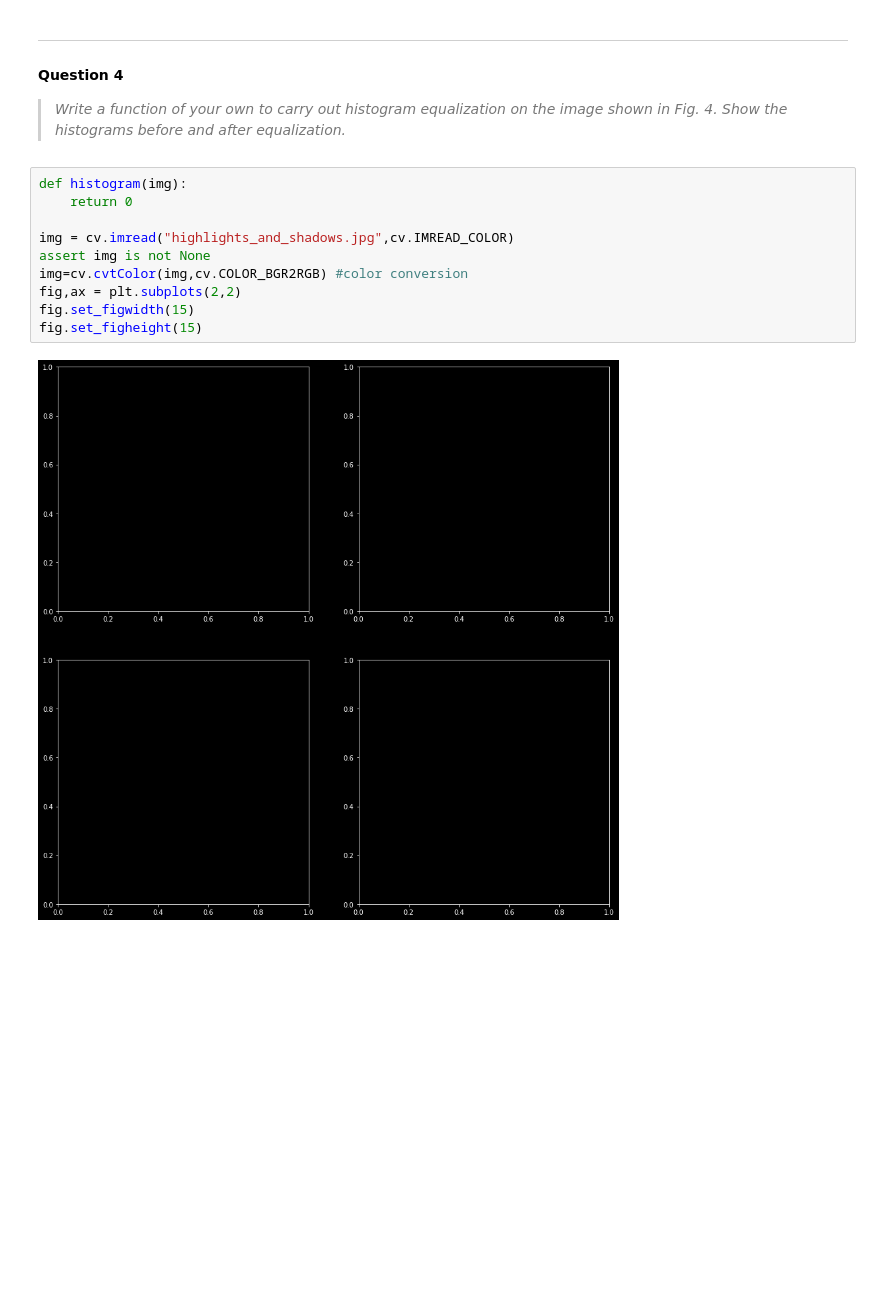
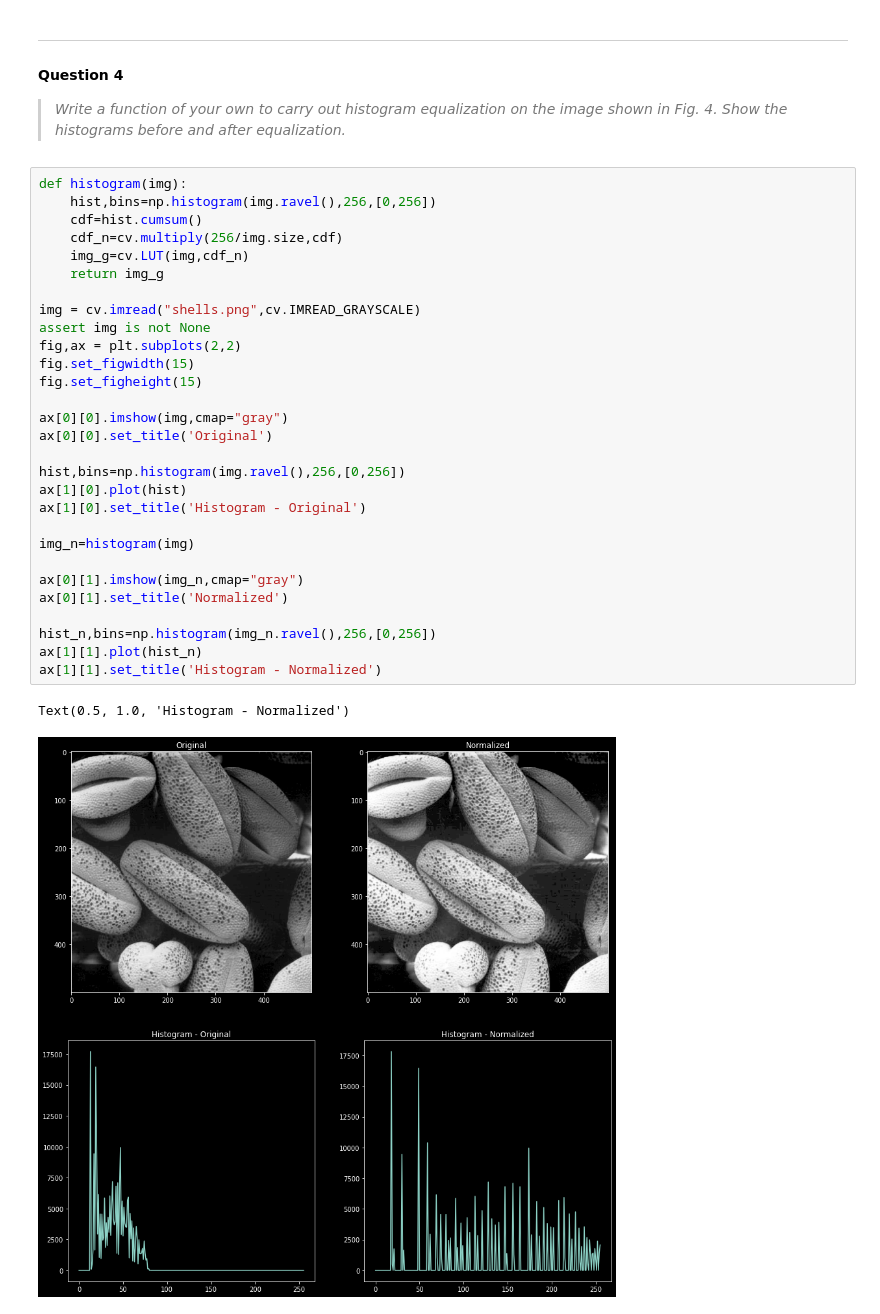
Before and after one commit to KavinduWeerasinghe/Image-Processing_Assignment-1, a Jupyter notebook: Assignment.ipynb, the cells around one changed output. Saved outputs shown, nothing was run; the diff lists cells and outputs as text; blank space fills up the shorter version.

```diff
--- a/Assignment.ipynb
+++ b/Assignment.ipynb
@@ -130,15 +131,35 @@ Text(0.5, 1.0, 'Histogram of the corrected image')
 #### Question 4
 
 > *Write a function of your own to carry out histogram equalization on the image shown in Fig. 4. Show the histograms before and after equalization.*
-# %%
-def histogram(img):
-    return 0
-
-img = cv.imread("highlights_and_shadows.jpg",cv.IMREAD_COLOR)
-assert img is not None
-img=cv.cvtColor(img,cv.COLOR_BGR2RGB) #color conversion
-fig,ax = plt.subplots(2,2)
-fig.set_figwidth(15)
-fig.set_figheight(15)
-# %% [output]
-[figure, removed]
+# %%
+def histogram(img):
+    hist,bins=np.histogram(img.ravel(),256,[0,256])
+    cdf=hist.cumsum()
+    cdf_n=cv.multiply(256/img.size,cdf)
+    img_g=cv.LUT(img,cdf_n)
+    return img_g
+
+img = cv.imread("shells.png",cv.IMREAD_GRAYSCALE)
+assert img is not None
+fig,ax = plt.subplots(2,2)
+fig.set_figwidth(15)
+fig.set_figheight(15)
+
+ax[0][0].imshow(img,cmap="gray")
+ax[0][0].set_title('Original')
+
+hist,bins=np.histogram(img.ravel(),256,[0,256])
+ax[1][0].plot(hist)
+ax[1][0].set_title('Histogram - Original')
+
+img_n=histogram(img)
+
+ax[0][1].imshow(img_n,cmap="gray")
+ax[0][1].set_title('Normalized')
+
+hist_n,bins=np.histogram(img_n.ravel(),256,[0,256])
+ax[1][1].plot(hist_n)
+ax[1][1].set_title('Histogram - Normalized')
+# %% [output]
+Text(0.5, 1.0, 'Histogram - Normalized')
+[figure, added]
```
Also changed, not shown: parts of 5 cells of this notebook.
